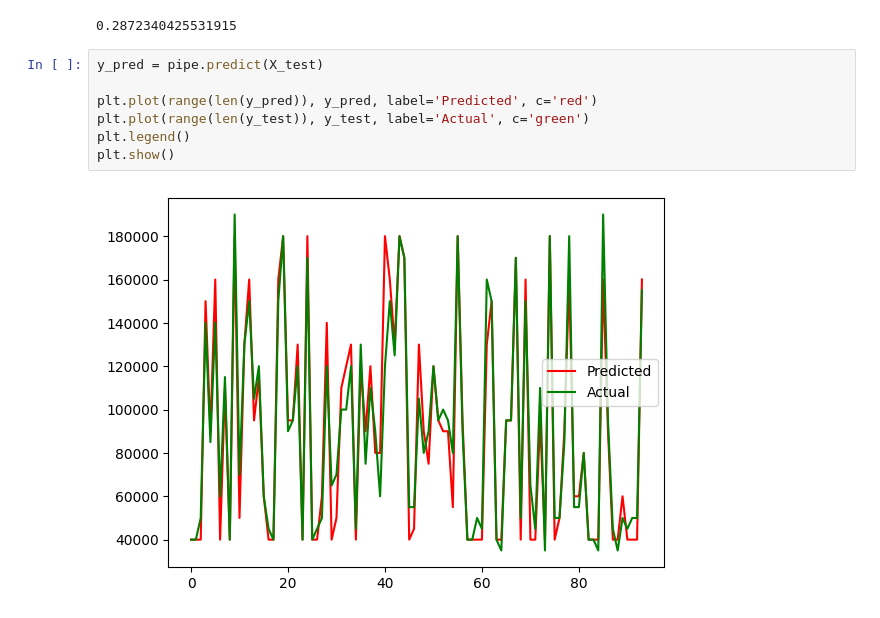
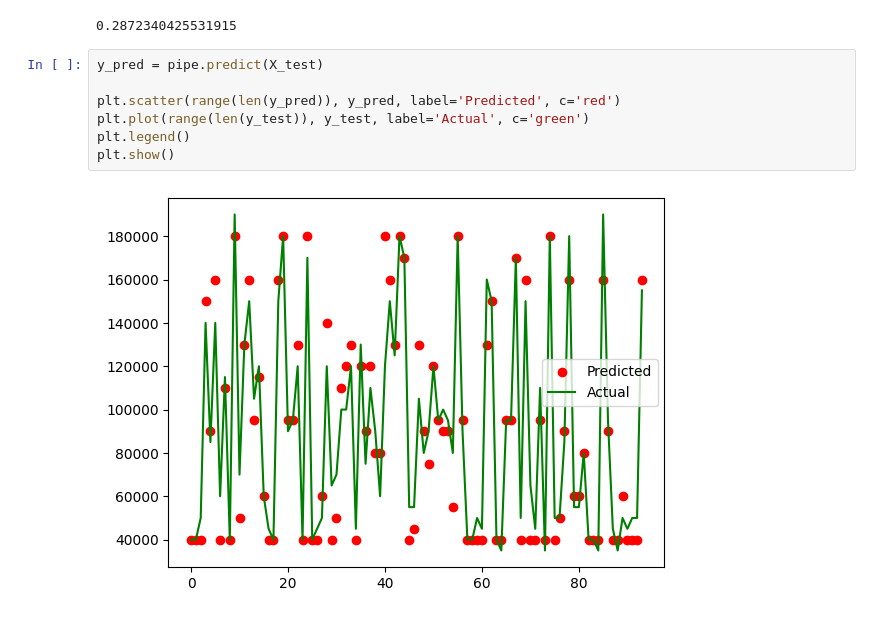
Before and after one commit to saad-alkathiri/T5SaadAlkathiri, a Jupyter notebook: week 2/day 4/Salary Data.ipynb, the cells around one changed output. Saved outputs shown, nothing was run; the diff lists cells and outputs as text.

```diff
--- a/week 2/day 4/Salary Data.ipynb
+++ b/week 2/day 4/Salary Data.ipynb
@@ -52,9 +52,9 @@ accuracy_score(pipe.predict(X_test), y_test)
 # %%
 y_pred = pipe.predict(X_test)
 
-plt.plot(range(len(y_pred)), y_pred, label='Predicted', c='red')
+plt.scatter(range(len(y_pred)), y_pred, label='Predicted', c='red')
 plt.plot(range(len(y_test)), y_test, label='Actual', c='green')
 plt.legend()
 plt.show()
 # %% [output]
-[figure, old version]
+[figure, new version]
```
Also changed, not shown: 1 other file.
